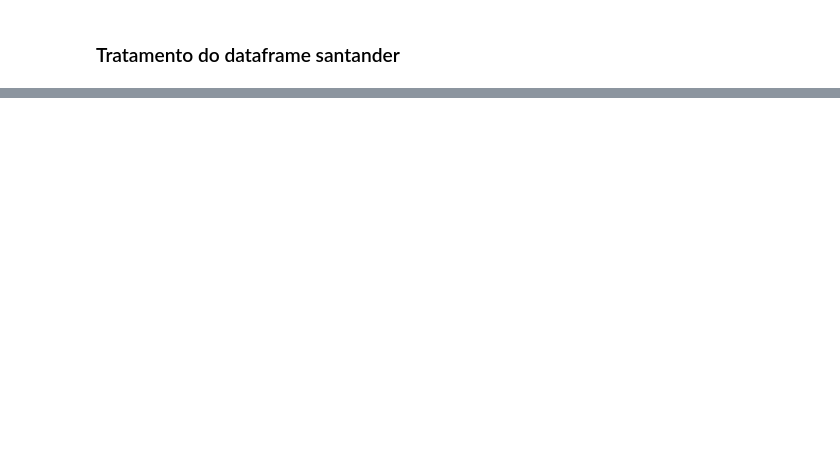
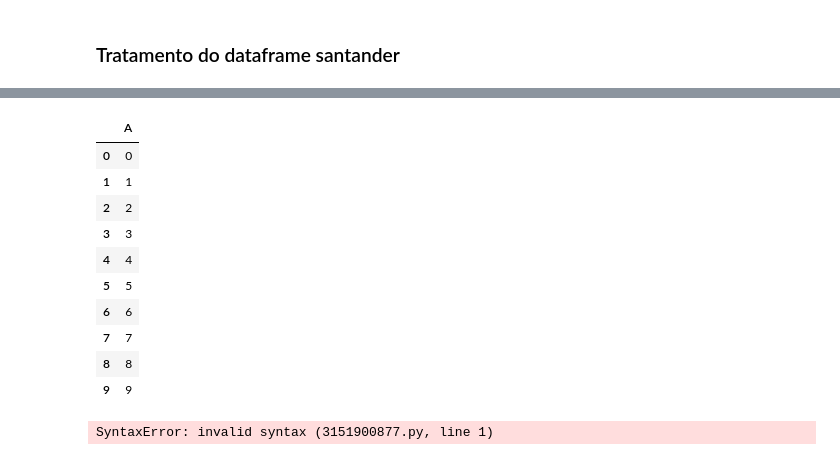
Before and after one commit to Wolfgang-Amadeus-Mozart/Projetos_ciencia_de_dados, a Jupyter notebook: Estudo sobre a performance de ações de bancos na bolsa de valores/Estudo do Mercado Financeiro (Bancos).ipynb, the cells around one changed output, grey strips where cells are left out. Drawn from its saved outputs; the diff is of its cells as text; code cells hidden in the pictures; blank space fills up the shorter version.

```diff
--- a/Estudo sobre a performance de ações de bancos na bolsa de valores/Estudo do Mercado Financeiro (Bancos).ipynb
+++ b/Estudo sobre a performance de ações de bancos na bolsa de valores/Estudo do Mercado Financeiro (Bancos).ipynb
@@ -243,0 +471,34 @@ sns.histplot(df_santander['Close'])
+# %%
+df_teste1 =  pd.DataFrame(
+    {
+        'A':range(0,10)
+    }
+)
+
+df_teste1
+# %% [output]
+|  | A |
+| 0 | 0 |
+| 1 | 1 |
+| 2 | 2 |
+| 3 | 3 |
+| 4 | 4 |
+| 5 | 5 |
+| 6 | 6 |
+| 7 | 7 |
+| 8 | 8 |
+| 9 | 9 |
+# %%
+df_escala = pd.DataFrame(
+    {
+        'Mapa':range(1,15)
+    }
+)
+
+df_escala['Cm'] = df_escala['Mapa'] * 400
+df_escala['Metros'] = (df_escala['Cm'] / 100).astype('int')
+df_escala['Metros'] = df_escala['Metros'].astype('str') + 'm'
+df_escala['Cm'] = df_escala['Cm'].astype('str') + 'cm'
+df_escala
+# %% [output]
+SyntaxError: invalid syntax (3151900877.py, line 1)
```
Also changed, not shown: parts of 25 cells of this notebook, 2 other files.
